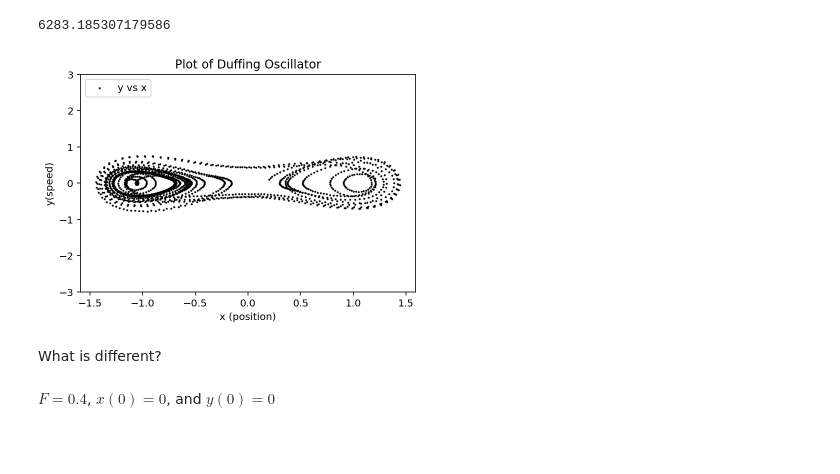
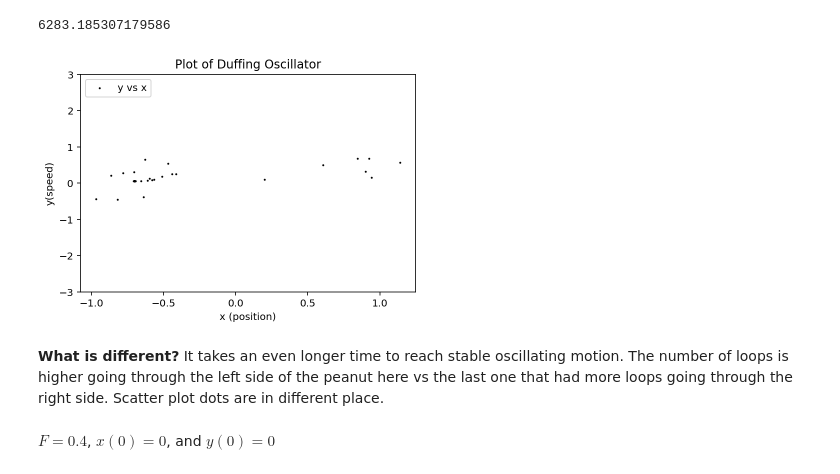
Before and after one commit to chapman-phys220-2018f/cw12-coolkidzzz, a Jupyter notebook: cw12-duffing.ipynb, the cells around one changed output. Saved outputs shown, nothing was run; the diff lists cells and outputs as text; code cells hidden in the pictures; blank space fills up the shorter version.

```diff
--- a/cw12-duffing.ipynb
+++ b/cw12-duffing.ipynb
@@ -189,17 +192,18 @@ dt=t[1]-t[0]
 # %% [output]
 6283.185307179586
 # %%
-plt.scatter(x[0::100],y[0::100],color="k",label='y vs x',s=1)#strobbing to see what point it comes back to for each well
+plt.scatter(x[0::6283],y[0::6283],color="k",label='y vs x',s=1)#strobbing to see what point it comes back to for each well
 plt.legend(loc='upper left') #puts legend in upper left corner
 plt.xlabel('x (position)')
 plt.ylabel('y(speed)')
 plt.title('Plot of Duffing Oscillator')
 plt.ylim((-3,3))
 plt.show()
 # %% [output]
-[figure, old version]
+[figure, new version]
-# %% [markdown]
-What is different?
+# %% [markdown]
+**What is different?**
+It takes an even longer time to reach stable oscillating motion. The number of loops is higher going through the left side of the peanut here vs the last one that had more loops going through the right side. Scatter plot dots are in different place.
 # %% [markdown]
 $F = 0.4$, $x(0) = 0$, and $y(0) = 0$
 # %%
```
Also changed, not shown: parts of 14 cells of this notebook.
